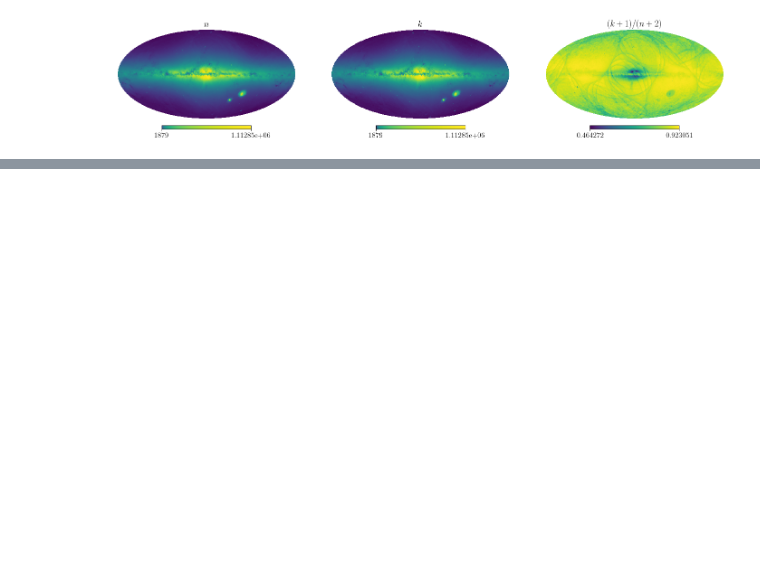
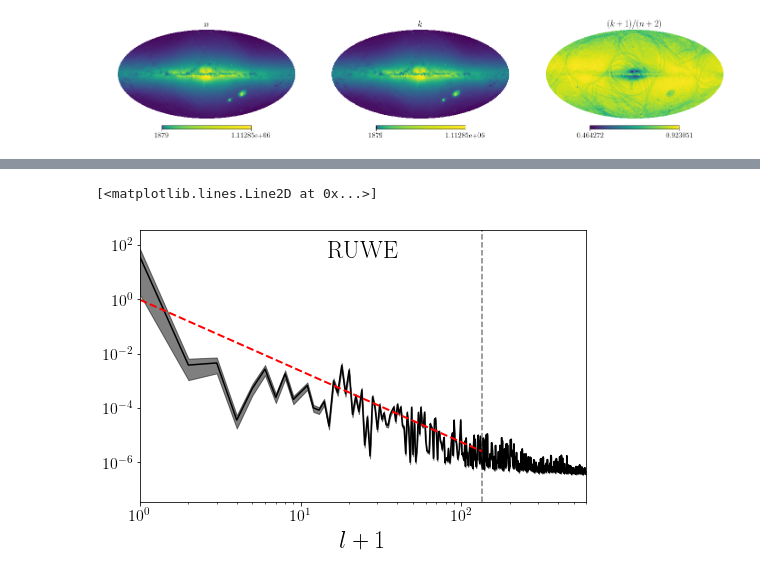
Before and after one commit to gaiaverse/astrometry, a Jupyter notebook: Results/PowerSpectra.ipynb, the cells around one changed output, grey strips where cells are left out. Drawn from its saved outputs; the diff is of its cells as text; code cells hidden in the pictures; blank space fills up the shorter version.

```diff
--- a/Results/PowerSpectra.ipynb
+++ b/Results/PowerSpectra.ipynb
@@ -362,0 +293,7 @@ Z = X**2 + 10*Y
+# %%
+with h5py.File('/data/asfe2/Projects/astrometry/gaiaedr3_ruwe1p4_kncounts_Gres1Cres1hpx9_spectra.h', 'r') as hf:
+    fullspectrum = hf['spectra_full'][...]
+    spectra = hf['spectra'][...]
+    magbins = hf['magbins'][...]
+    M, C, P = hf['res'][...]
+    colbins = np.linspace(-1,5,3)
@@ -362,0 +303,4 @@ Z = X**2 + 10*Y
+# %%
+nll = lambda x: -loglike(lvals[:lmax_fit], fullspectrum[:lmax_fit], x)
+result = scipy.optimize.minimize(nll, np.array([0.,-2]), method='Powell')
+result
@@ -362,0 +317,7 @@ Z = X**2 + 10*Y
+# %%
+def nll(x):
+    lnl, lnl_grad = loglike(lvals[:lmax_fit], fullspectrum[:lmax_fit], x, grad=True)
+    return -lnl, -lnl_grad
+
+result= scipy.optimize.minimize(nll, result['x'], method='Newton-CG', jac=True, options={'maxiter':1000})
+result
@@ -362,0 +335,26 @@ Z = X**2 + 10*Y
+# %%
+fig, ax = plt.subplots(1,1,figsize=(8,5))
+
+cmap = cm.viridis; mmin=8.; mmax=21.
+
+var_lower = scipy.stats.chi2.ppf(0.16, 2*lvals+1)/(2*lvals+1)
+var_upper = scipy.stats.chi2.ppf(0.84, 2*lvals+1)/(2*lvals+1)
+offset = -1; shift=2
+
+plt.plot(lvals+1, fullspectrum, color='k')
+plt.fill_between(lvals+1, fullspectrum*var_lower, fullspectrum*var_upper, color='k', alpha=0.5)
+plt.plot(np.arange(lmax_fit)+1, model(np.arange(lmax_fit), result['x']),  '--r', linewidth=2)
+
+
+plt.yscale('log'); plt.xscale('log'); plt.xlabel(r'$l+1$', fontsize=24)
+plt.ylim(np.min(fullspectrum/10), np.max(fullspectrum*10))
+plt.xlim(1,lmax+1)
+
+plt.text(lmax**0.5, ax.get_ylim()[1]**0.9 * ax.get_ylim()[0]**0.1, r'RUWE', ha='center', color='k', fontsize=24)
+
+plt.plot([lmax_fit,lmax_fit],ax.get_ylim(),'--k', alpha=0.5)
+
+#plt.savefig('figs/powerspectrum_betamean_fit-pl_ast_nside%d.png' % nside, bbox_inches='tight')
+# %% [output]
+[<matplotlib.lines.Line2D at 0x...>]
+[figure, added]
```
Also changed, not shown: parts of 59 cells of this notebook, 8 other files.
